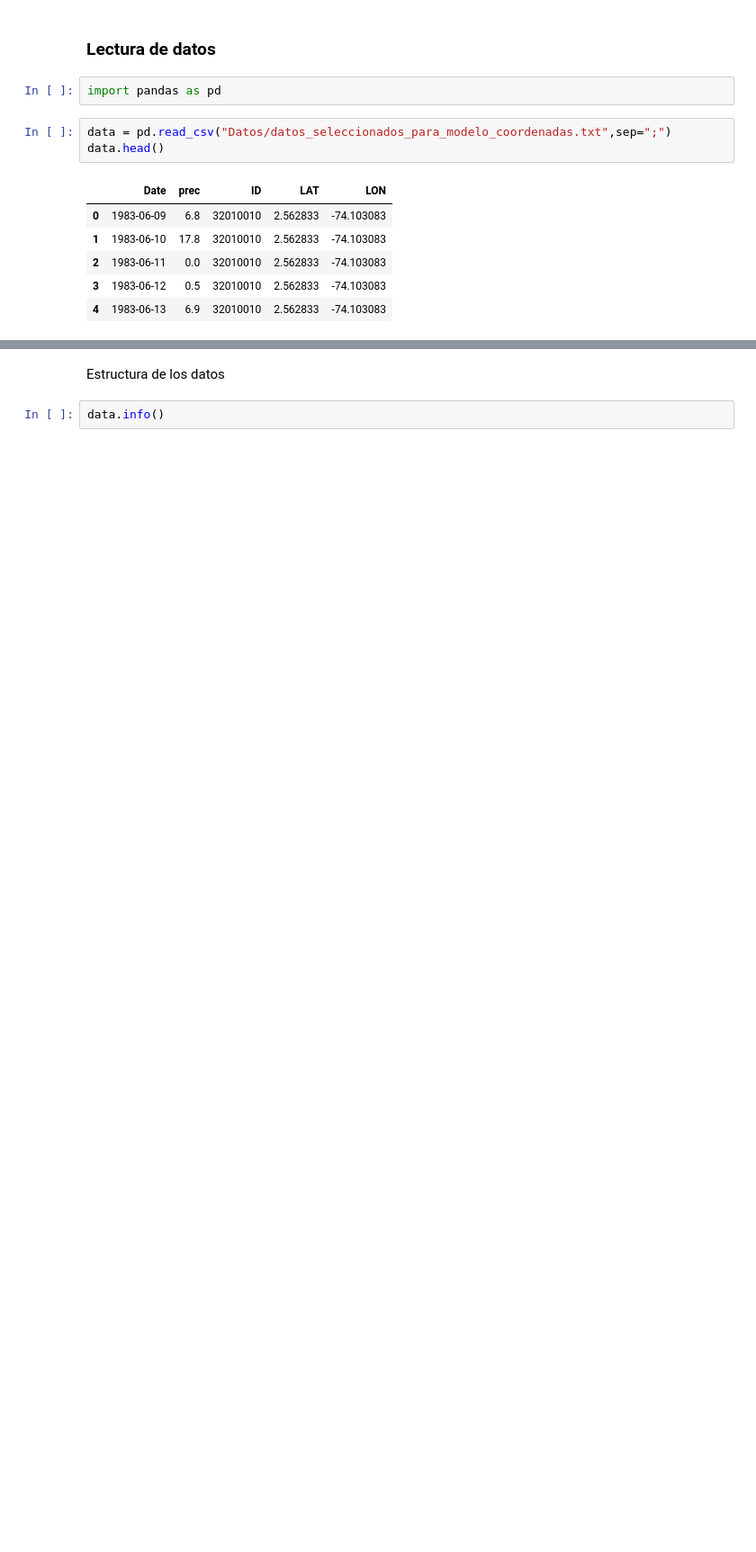
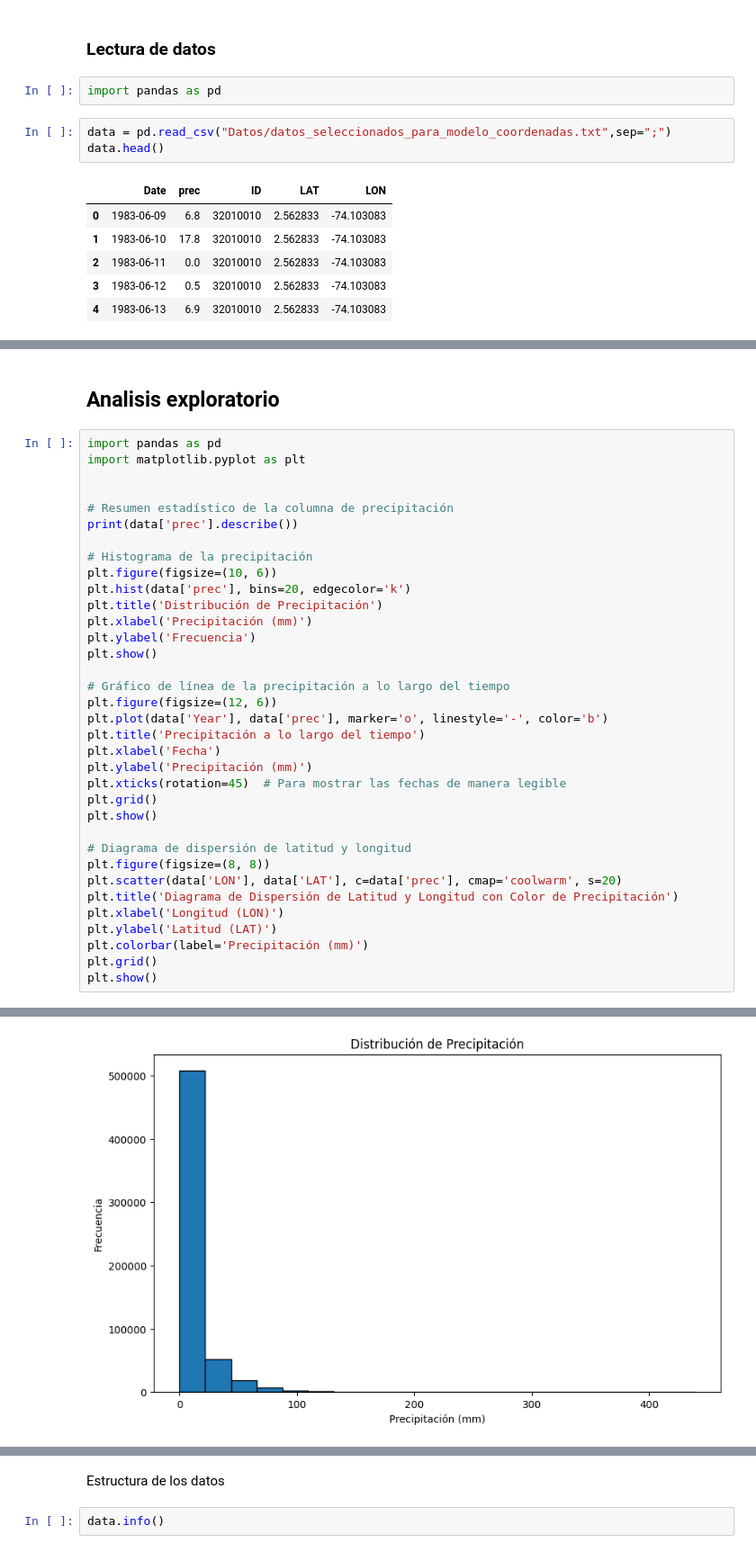
Before and after one commit to Ronaldoh99/Proyecto_mod_precipitacion, a Jupyter notebook: Codigos de Python/NoteNook_model_XGboost.ipynb, the cells around one changed output, grey strips where cells are left out. Shown at 90% size. Cells and saved outputs as stored; diff of their text form; blank space fills up the shorter version.

```diff
--- a/Codigos de Python/NoteNook_model_XGboost.ipynb
+++ b/Codigos de Python/NoteNook_model_XGboost.ipynb
@@ -74,0 +87,38 @@ data.head()
+# %% [markdown]
+## Analisis exploratorio
+# %%
+import pandas as pd
+import matplotlib.pyplot as plt
+
+
+# Resumen estadístico de la columna de precipitación
+print(data['prec'].describe())
+
+# Histograma de la precipitación
+plt.figure(figsize=(10, 6))
+plt.hist(data['prec'], bins=20, edgecolor='k')
+plt.title('Distribución de Precipitación')
+plt.xlabel('Precipitación (mm)')
+plt.ylabel('Frecuencia')
+plt.show()
+
+# Gráfico de línea de la precipitación a lo largo del tiempo
+plt.figure(figsize=(12, 6))
+plt.plot(data['Year'], data['prec'], marker='o', linestyle='-', color='b')
+plt.title('Precipitación a lo largo del tiempo')
+plt.xlabel('Fecha')
+plt.ylabel('Precipitación (mm)')
+plt.xticks(rotation=45)  # Para mostrar las fechas de manera legible
+plt.grid()
+plt.show()
+
+# Diagrama de dispersión de latitud y longitud
+plt.figure(figsize=(8, 8))
+plt.scatter(data['LON'], data['LAT'], c=data['prec'], cmap='coolwarm', s=20)
+plt.title('Diagrama de Dispersión de Latitud y Longitud con Color de Precipitación')
+plt.xlabel('Longitud (LON)')
+plt.ylabel('Latitud (LAT)')
+plt.colorbar(label='Precipitación (mm)')
+plt.grid()
+plt.show()
+# %% [output]
@@ -74,0 +134 @@ data.head()
+[figure, added]
```
Also changed, not shown: parts of 71 cells of this notebook.
